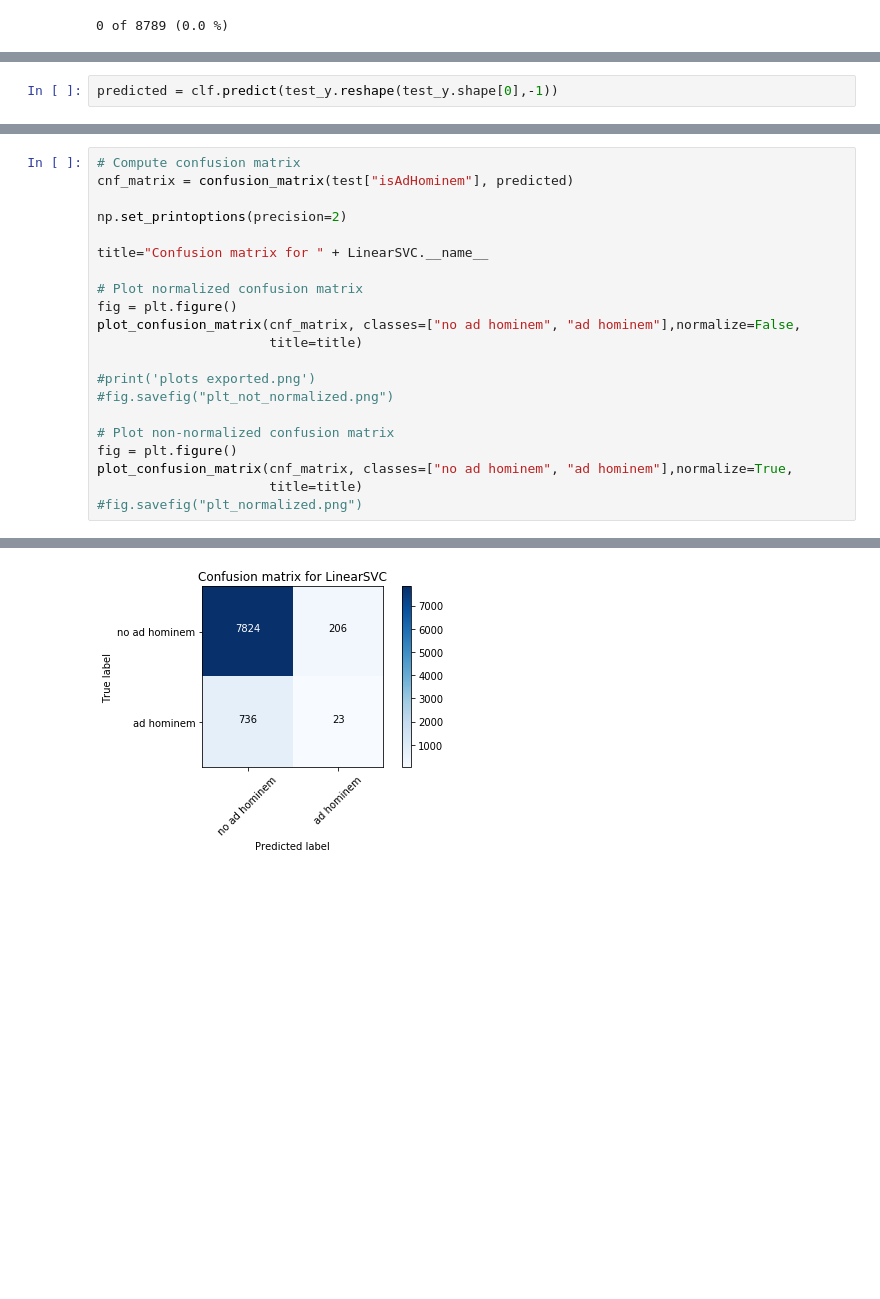
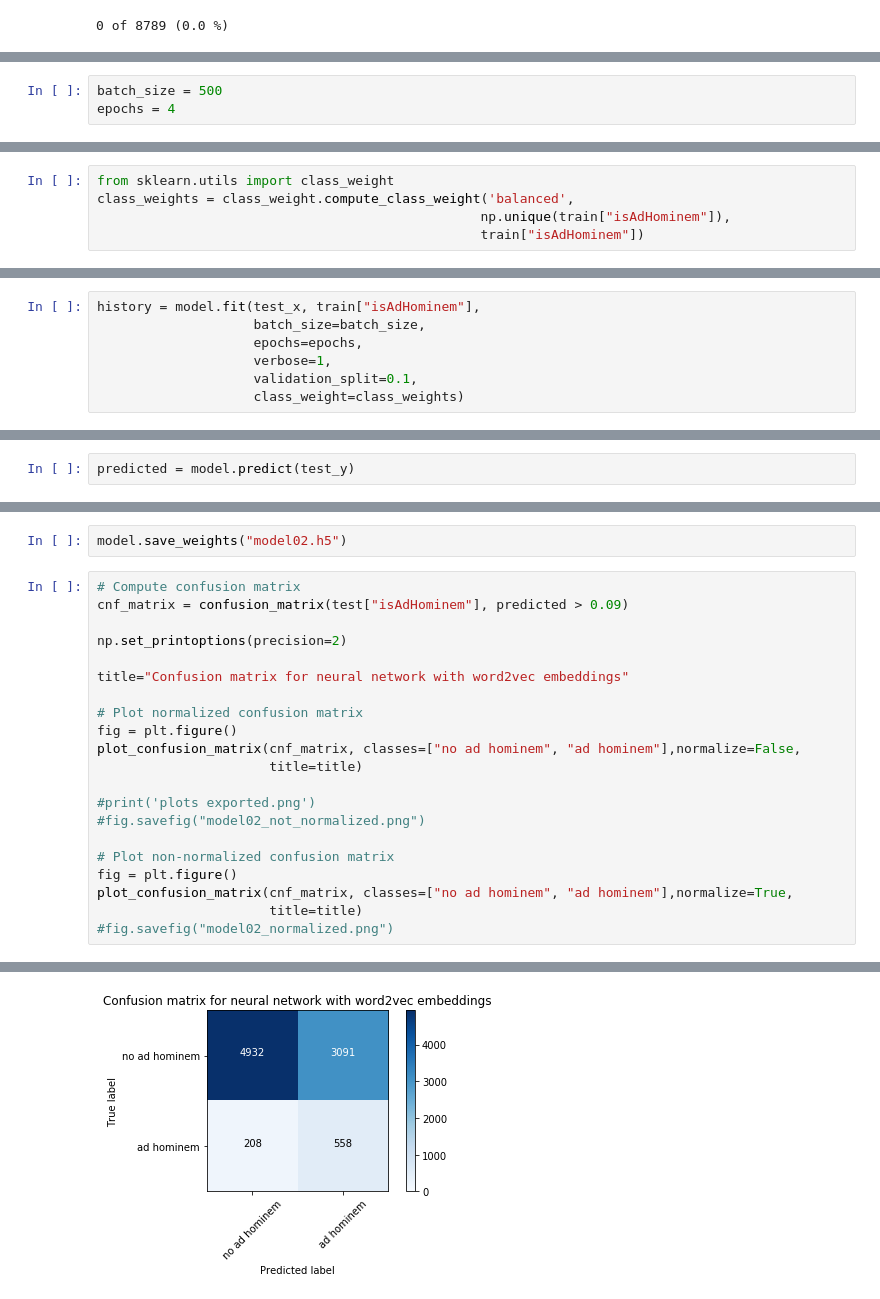
Before and after one commit to iPieter/ad-hominem-detection, a Jupyter notebook: models/03_word2vec/word2vec.ipynb, the cells around one changed output, grey strips where cells are left out. Drawn from its saved outputs; the diff is of its cells as text; blank space fills up the shorter version.

```diff
--- a/models/03_word2vec/word2vec.ipynb
+++ b/models/03_word2vec/word2vec.ipynb
@@ -123,0 +155,3 @@ finished fitting LinearSVC
+# %%
+batch_size = 500
+epochs = 4
@@ -123,0 +160,5 @@ finished fitting LinearSVC
+# %%
+from sklearn.utils import class_weight
+class_weights = class_weight.compute_class_weight('balanced',
+                                                 np.unique(train["isAdHominem"]),
+                                                 train["isAdHominem"])
@@ -123,0 +169,7 @@ finished fitting LinearSVC
+# %%
+history = model.fit(test_x, train["isAdHominem"],
+                    batch_size=batch_size,
+                    epochs=epochs,
+                    verbose=1,
+                    validation_split=0.1,
+                    class_weight=class_weights)
@@ -124,2 +186,2 @@ finished fitting LinearSVC
 # %%
-predicted = clf.predict(test_y.reshape(test_y.shape[0],-1))
+predicted = model.predict(test_y)
@@ -126,10 +190,12 @@ predicted = clf.predict(test_y.reshape(test_y.shape[0],-1))
+# %%
+model.save_weights("model02.h5")
 # %%
 # Compute confusion matrix
-cnf_matrix = confusion_matrix(test["isAdHominem"], predicted)
+cnf_matrix = confusion_matrix(test["isAdHominem"], predicted > 0.09)
 
 np.set_printoptions(precision=2)
 
-title="Confusion matrix for " + LinearSVC.__name__
+title="Confusion matrix for neural network with word2vec embeddings"
 
 # Plot normalized confusion matrix
 fig = plt.figure()
@@ -137,12 +203,12 @@ plot_confusion_matrix(cnf_matrix, classes=["no ad hominem", "ad hominem"],normal
                       title=title)
 
 #print('plots exported.png')
-#fig.savefig("plt_not_normalized.png")
+#fig.savefig("model02_not_normalized.png")
 
 # Plot non-normalized confusion matrix
 fig = plt.figure()
 plot_confusion_matrix(cnf_matrix, classes=["no ad hominem", "ad hominem"],normalize=True,
                       title=title)
-#fig.savefig("plt_normalized.png")
+#fig.savefig("model02_normalized.png")
 # %% [output]
 Confusion matrix, without normalization
@@ -154 +220 @@ Normalized confusion matrix
-[figure, old version]
+[figure, new version]
```
Also changed, not shown: parts of 17 cells of this notebook, 7 other files.
